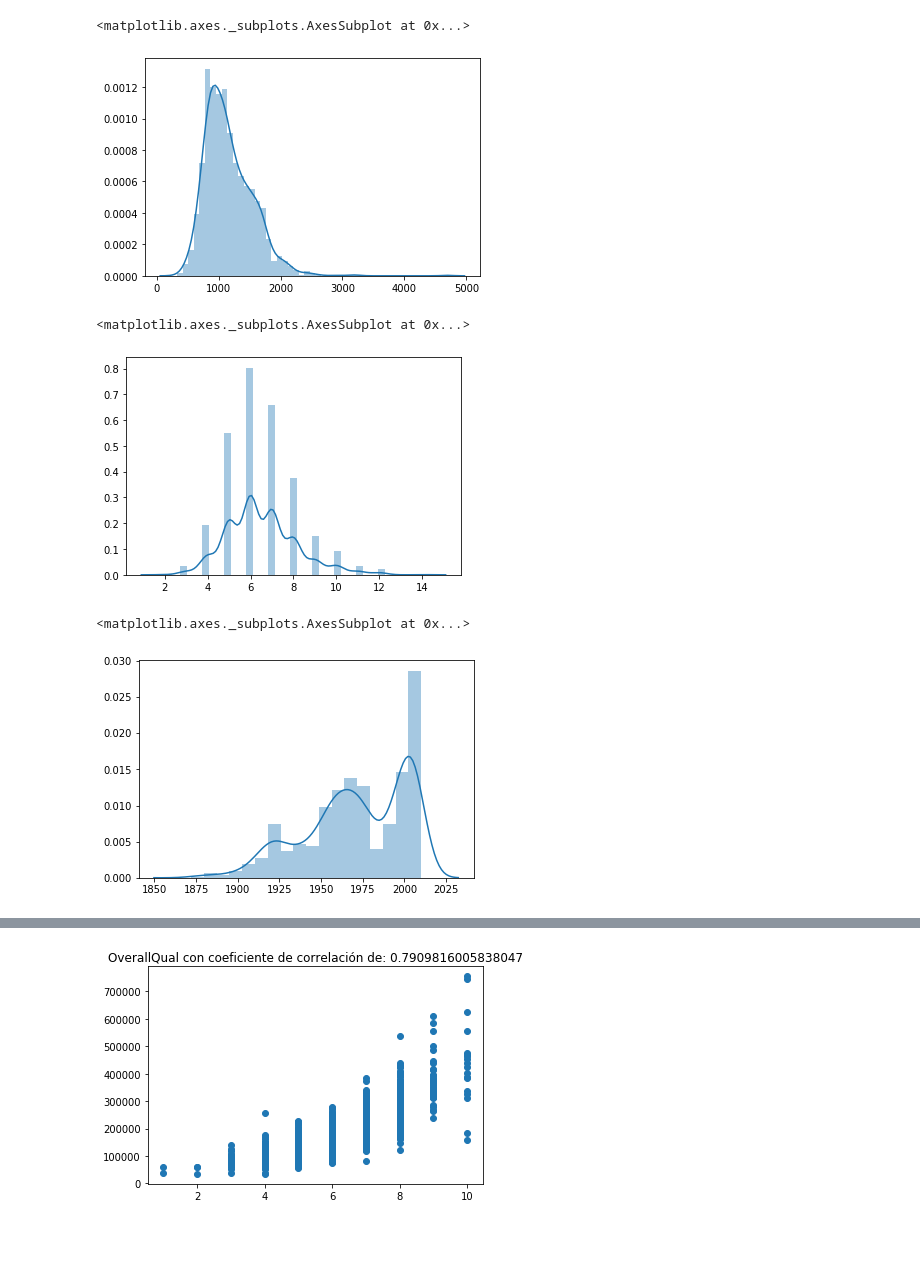
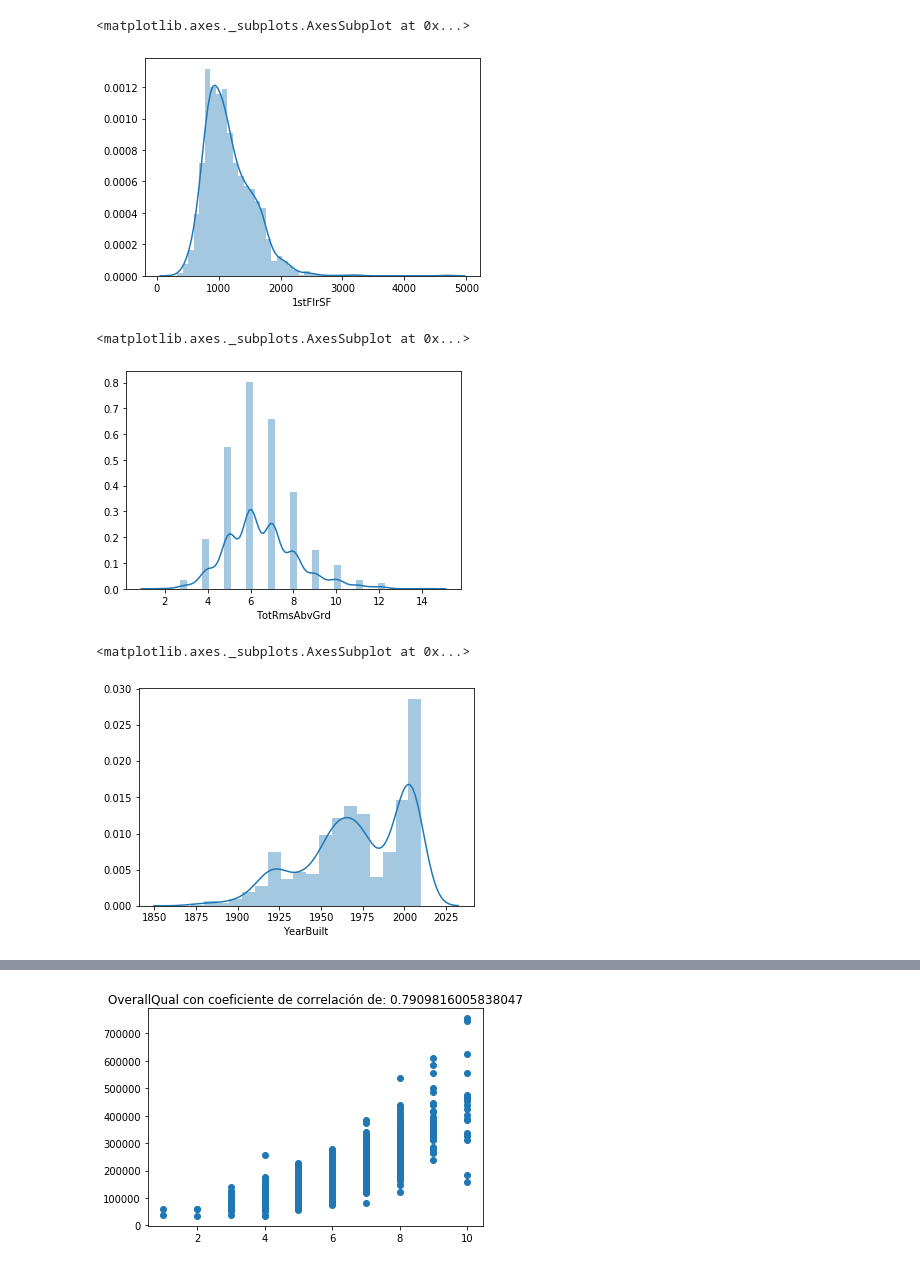
Before and after one commit to Josealigo/Proyecto1_CDP, a Jupyter notebook: Proyecto1-Jose_Ligorria.ipynb, the cells around one changed output, grey strips where cells are left out. Cells and saved outputs as stored; diff of their text form; code cells hidden in the pictures; blank space fills up the shorter version.

```diff
--- a/Proyecto1-Jose_Ligorria.ipynb
+++ b/Proyecto1-Jose_Ligorria.ipynb
@@ -12,5 +12,8 @@ sub1 = np.random.choice(range(data_inicial.shape[0]), int(data_inicial.shape[0]*
 sub2 = np.setdiff1d(range(data_inicial.shape[0]),sub1)
 data_entrenamiento = data_inicial[sub1]
 data_validacion = data_inicial[sub2]
+# %%
+y = data_entrenamiento[:,0]
+names = ['SalePrice','OverallQual','1stFlrSF','TotRmsAbvGrd','YearBuilt','LotFrontage']
 # %%
 for i in range(data_inicial.shape[1]):
@@ -51,16 +54,16 @@ seaborn.distplot(data_inicial[:,1][~np.isnan(data_inicial[:,1])] )
 # %%
-seaborn.distplot(data_inicial[:,2][~np.isnan(data_inicial[:,2])] )
+seaborn.distplot(data_inicial[:,2][~np.isnan(data_inicial[:,2])],axlabel=names[2] )
 # %% [output]
 <matplotlib.axes._subplots.AxesSubplot at 0x...>
-[figure, old version]
+[figure, new version]
 # %%
-seaborn.distplot(data_inicial[:,3][~np.isnan(data_inicial[:,3])] )
+seaborn.distplot(data_inicial[:,3][~np.isnan(data_inicial[:,3])],axlabel=names[3] )
 # %% [output]
 <matplotlib.axes._subplots.AxesSubplot at 0x...>
-[figure, old version]
+[figure, new version]
 # %%
-seaborn.distplot(data_inicial[:,4][~np.isnan(data_inicial[:,4])] )
+seaborn.distplot(data_inicial[:,4][~np.isnan(data_inicial[:,4])],axlabel=names[4] )
 # %% [output]
 <matplotlib.axes._subplots.AxesSubplot at 0x...>
-[figure, old version]
+[figure, new version]
 # %%
```
Also changed, not shown: parts of 9 cells of this notebook.
